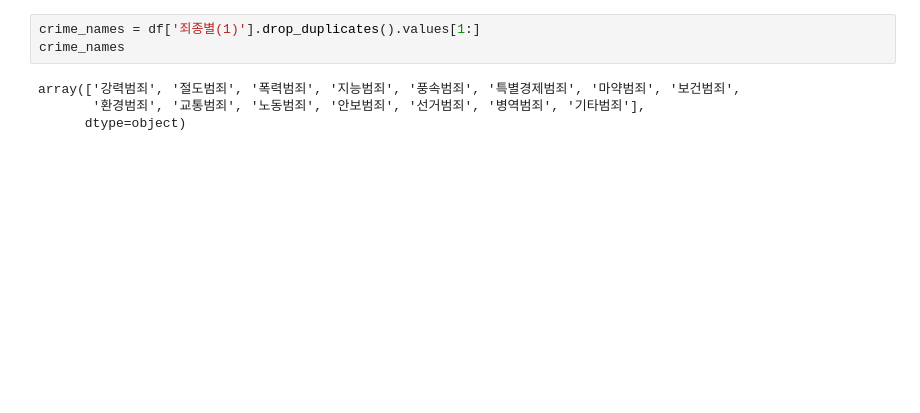
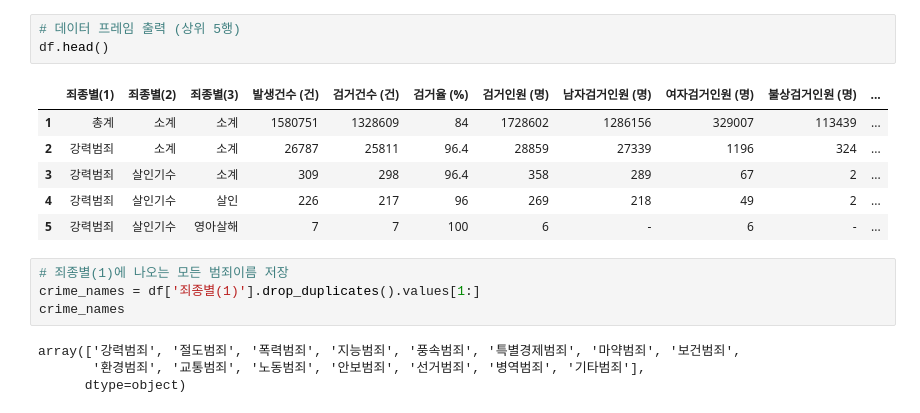
Before and after one commit to rhdtka21/DeepLearningProject, a Jupyter notebook: 데이터분석.ipynb, the cells around one changed output. Cells and saved outputs as stored; diff of their text form; blank space fills up the shorter version.

```diff
--- a/데이터분석.ipynb
+++ b/데이터분석.ipynb
@@ -46,4 +34,15 @@ df
+# %%
+# 데이터 프레임 출력 (상위 5행)
+df.head()
+# %% [output]
+|  | 죄종별(1) | 죄종별(2) | 죄종별(3) | 발생건수 (건) | 검거건수 (건) | 검거율 (%) | 검거인원 (명) | 남자검거인원 (명) | 여자검거인원 (명) | 불상검거인원 (명) | ... |
+| 1 | 총계 | 소계 | 소계 | 1580751 | 1328609 | 84 | 1728602 | 1286156 | 329007 | 113439 | ... |
+| 2 | 강력범죄 | 소계 | 소계 | 26787 | 25811 | 96.4 | 28859 | 27339 | 1196 | 324 | ... |
+| 3 | 강력범죄 | 살인기수 | 소계 | 309 | 298 | 96.4 | 358 | 289 | 67 | 2 | ... |
+| 4 | 강력범죄 | 살인기수 | 살인 | 226 | 217 | 96 | 269 | 218 | 49 | 2 | ... |
+| 5 | 강력범죄 | 살인기수 | 영아살해 | 7 | 7 | 100 | 6 | - | 6 | - | ... |
 # %%
+# 죄종별(1)에 나오는 모든 범죄이름 저장
 crime_names = df['죄종별(1)'].drop_duplicates().values[1:]
 crime_names
 # %% [output]
```
Also changed, not shown: parts of 15 cells of this notebook.
